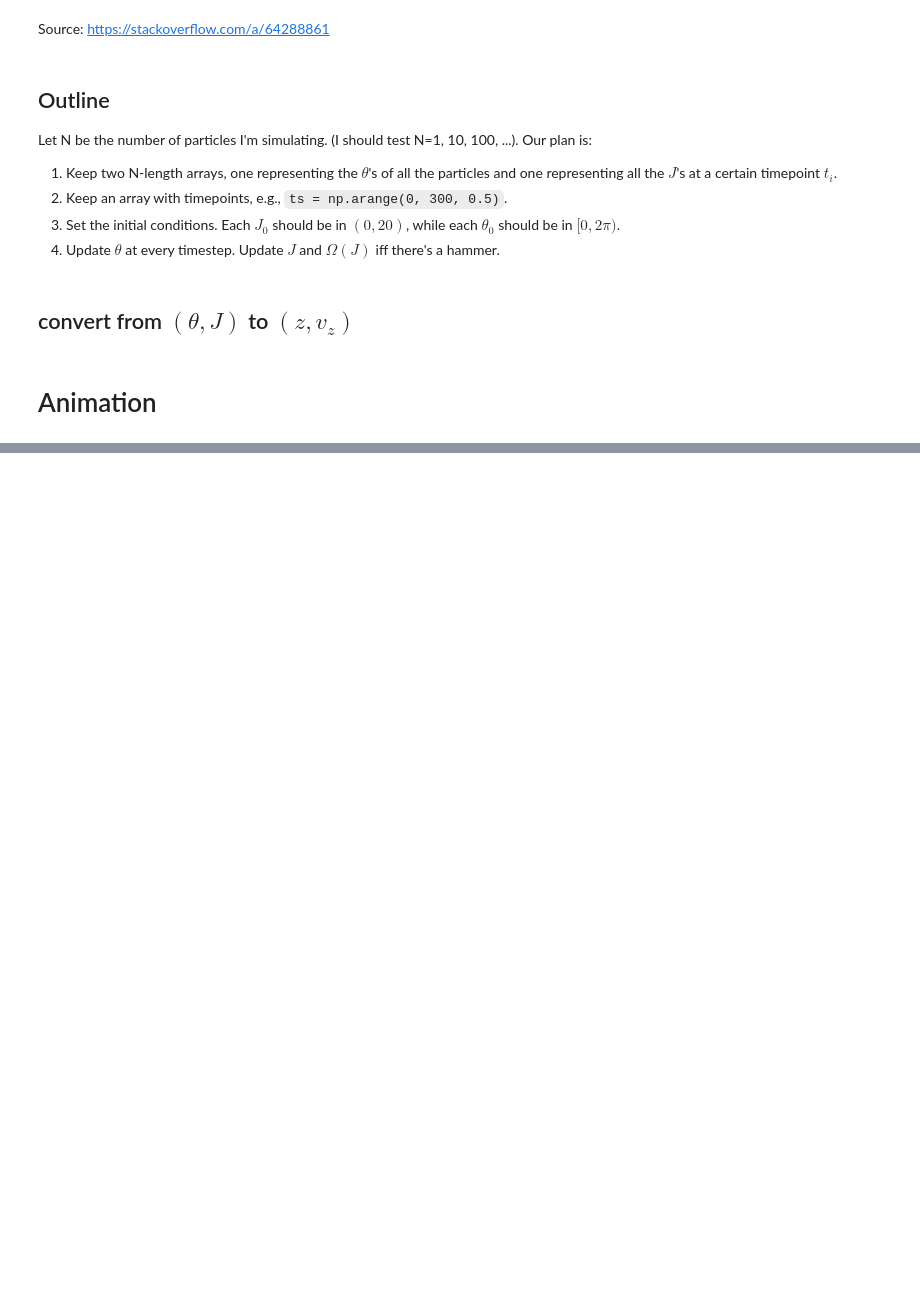
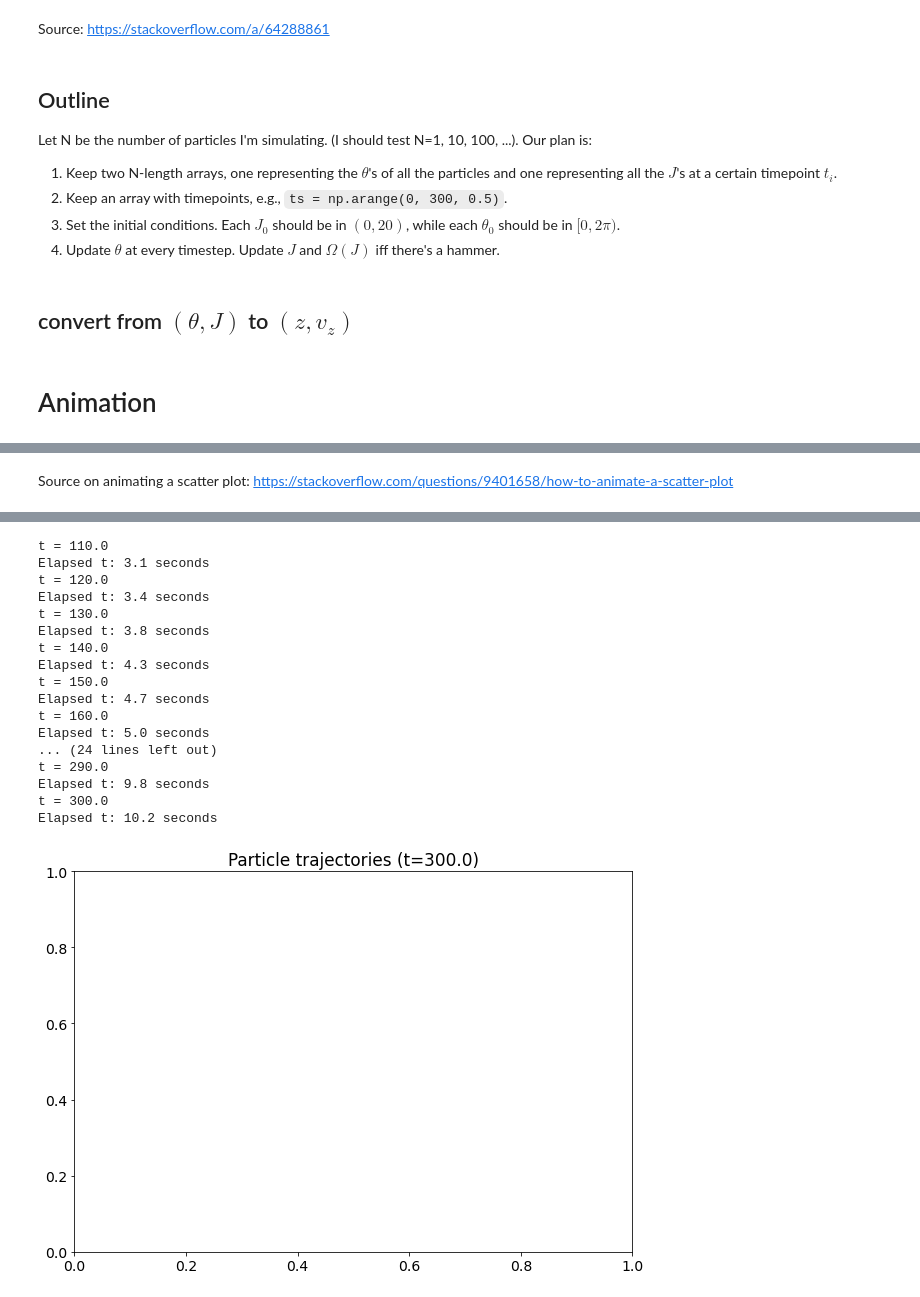
Before and after one commit to Jupiter1994/plasma-echo, a Jupyter notebook: Computing Particle Trajectories.ipynb, the cells around one changed output, grey strips where cells are left out. Cells and saved outputs as stored; diff of their text form; code cells hidden in the pictures; blank space fills up the shorter version.

```diff
--- a/Computing Particle Trajectories.ipynb
+++ b/Computing Particle Trajectories.ipynb
@@ -242,0 +252,10 @@ Source on animating a scatter plot: https://stackoverflow.com/questions/9401658/
+# %% [markdown]
+Source on animating a scatter plot: https://stackoverflow.com/questions/9401658/how-to-animate-a-scatter-plot
+# %%
+# calculate delta_n_array, avoiding the animation
+start = time.time()
+delta_n_array = []
+
+for i in range(len(ts)):
+    updatefig(i)
+# %% [output]
@@ -242,0 +284,18 @@ Source on animating a scatter plot: https://stackoverflow.com/questions/9401658/
+t = 110.0
+Elapsed t: 3.1 seconds
+t = 120.0
+Elapsed t: 3.4 seconds
+t = 130.0
+Elapsed t: 3.8 seconds
+t = 140.0
+Elapsed t: 4.3 seconds
+t = 150.0
+Elapsed t: 4.7 seconds
+t = 160.0
+Elapsed t: 5.0 seconds
+... (24 lines left out)
+t = 290.0
+Elapsed t: 9.8 seconds
+t = 300.0
+Elapsed t: 10.2 seconds
+[figure, added]
```
Also changed, not shown: parts of 5 cells of this notebook, 7 other files.
